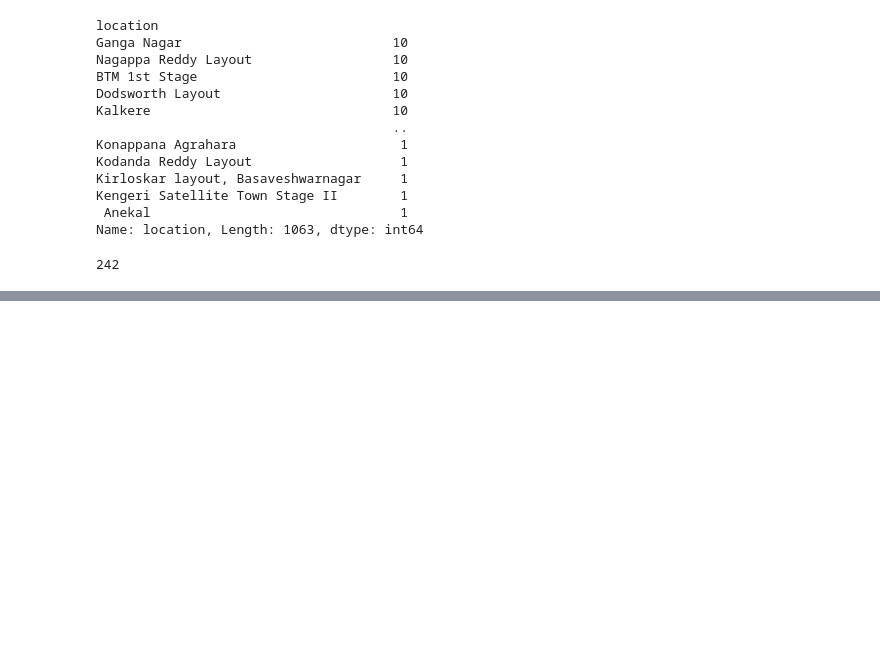
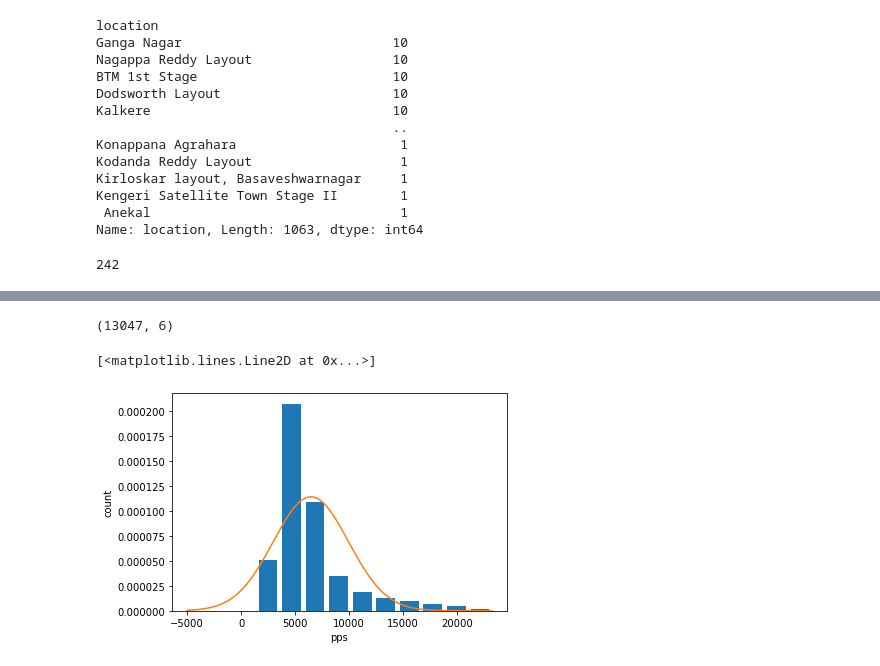
Before and after one commit to HarshitJain28/py, a Jupyter notebook: project1/Bengaluru_House_Pricing.ipynb, the cells around one changed output, grey strips where cells are left out. Drawn from its saved outputs; the diff is of its cells as text; code cells hidden in the pictures; blank space fills up the shorter version.

```diff
--- a/project1/Bengaluru_House_Pricing.ipynb
+++ b/project1/Bengaluru_House_Pricing.ipynb
@@ -133,0 +196,3 @@ len(df1.location.unique())
+# %%
+min_quat,max_quat = df2.price_per_sqft.quantile([0.001,0.999])
+min_quat,max_quat
@@ -133,0 +201,3 @@ len(df1.location.unique())
+# %%
+df3 = df2.copy()
+df3.head()
@@ -133,0 +211,3 @@ len(df1.location.unique())
+# %%
+df3 = df3[(df3['price_per_sqft']>min_quat)&(df3['price_per_sqft']<max_quat)]
+df3.head()
@@ -133,0 +237,20 @@ len(df1.location.unique())
+# %%
+min_4_std = df3.price_per_sqft.mean() - 4*df3.price_per_sqft.std()
+max_4_std = df3.price_per_sqft.mean() + 4*df3.price_per_sqft.std()
+df4 = df3.copy()
+# df4[(df4['price_per_sqft']<min_4_std)|(df4['price_per_sqft']>max_4_std)]
+df4 = df4[(df4['price_per_sqft']>min_4_std)&(df4['price_per_sqft']<max_4_std)]
+# %%
+df4.shape
+# %% [output]
+(13047, 6)
+# %%
+plt.hist(df4.price_per_sqft,bins=10,rwidth=0.8,density=True)
+plt.xlabel("pps")
+plt.ylabel('count')
+from scipy.stats import norm
+rng = np.arange(-5000,df4.price_per_sqft.max(),100)
+plt.plot(rng,norm.pdf(rng,df4.price_per_sqft.mean(),df4.price_per_sqft.std()))
+# %% [output]
+[<matplotlib.lines.Line2D at 0x...>]
+[figure, added]
```
Also changed, not shown: parts of 17 cells of this notebook.
